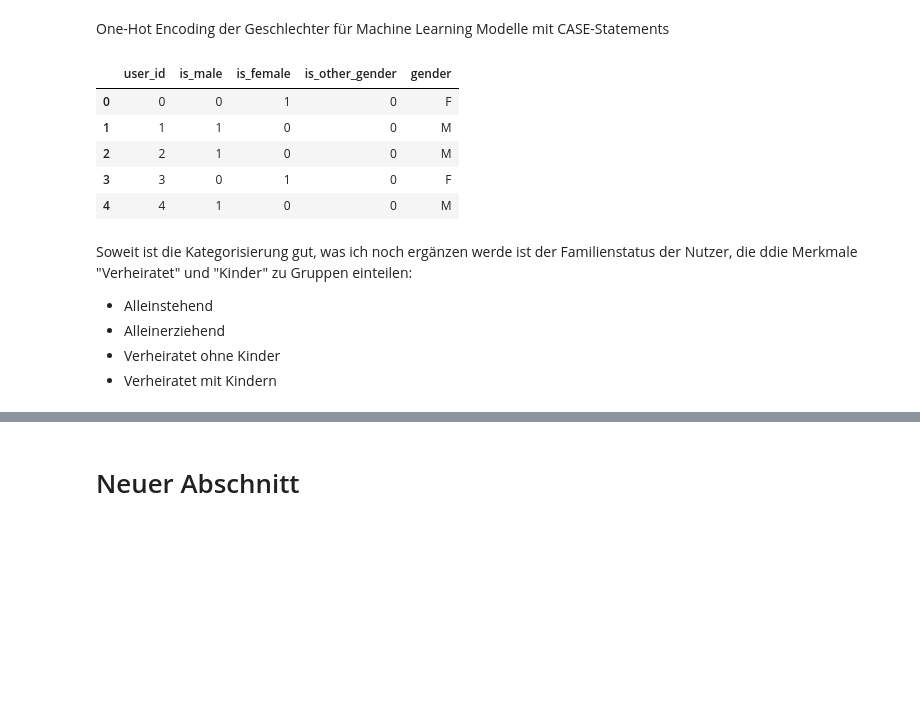
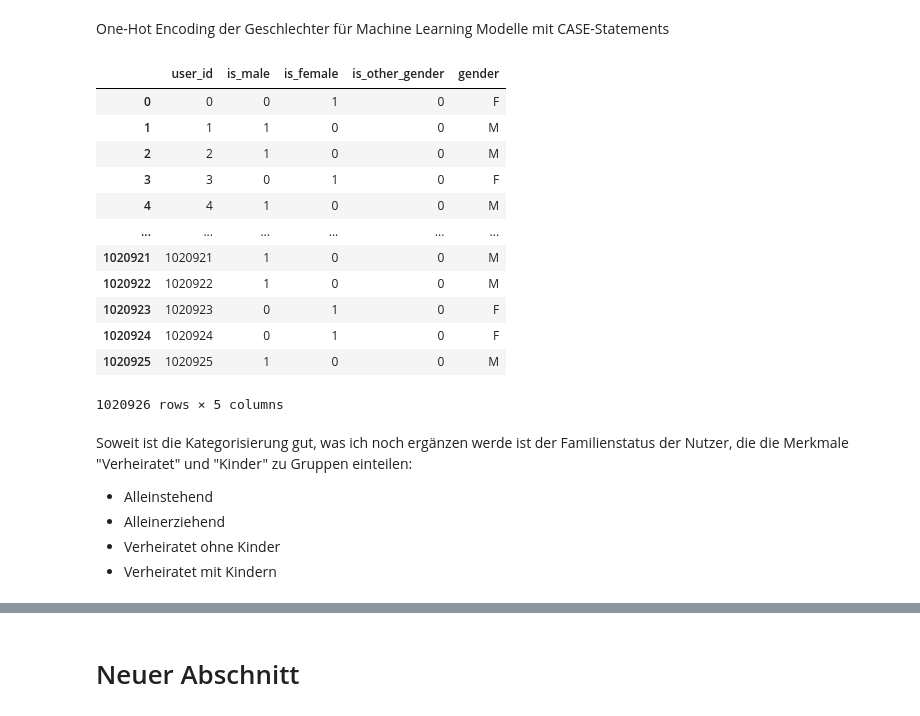
Before and after one commit to Buenyamin-Kekec/retail_demand_analysis, a Jupyter notebook: TravelTide_Mastery_Project_kb.ipynb, the cells around one changed output, grey strips where cells are left out. Cells and saved outputs as stored; diff of their text form; code cells hidden in the pictures; blank space fills up the shorter version.

```diff
--- a/TravelTide_Mastery_Project_kb.ipynb
+++ b/TravelTide_Mastery_Project_kb.ipynb
@@ -403,28 +377,34 @@ One-Hot Encoding der Geschlechter für Machine Learning Modelle mit CASE-Stateme
 # %%
 query_gender_encoded = """
 SELECT
     user_id,
     -- One-Hot Encoding für Geschlecht
     CASE WHEN gender = 'M' THEN 1 ELSE 0 END as is_male,
     CASE WHEN gender = 'F' THEN 1 ELSE 0 END as is_female,
     CASE WHEN gender NOT IN ('M', 'F') THEN 1 ELSE 0 END as is_other_gender,
     -- Originalwert bleibt erhalten
     gender
 FROM users
-LIMIT 5
 ;
 """
 
 pd.read_sql(sa.text(query_gender_encoded), engine)
 # %% [output]
 |  | user_id | is_male | is_female | is_other_gender | gender |
 | 0 | 0 | 0 | 1 | 0 | F |
 | 1 | 1 | 1 | 0 | 0 | M |
 | 2 | 2 | 1 | 0 | 0 | M |
 | 3 | 3 | 0 | 1 | 0 | F |
 | 4 | 4 | 1 | 0 | 0 | M |
+| ... | ... | ... | ... | ... | ... |
+| 1020921 | 1020921 | 1 | 0 | 0 | M |
+| 1020922 | 1020922 | 1 | 0 | 0 | M |
+| 1020923 | 1020923 | 0 | 1 | 0 | F |
+| 1020924 | 1020924 | 0 | 1 | 0 | F |
+| 1020925 | 1020925 | 1 | 0 | 0 | M |
+1020926 rows × 5 columns
 # %% [markdown]
-Soweit ist die Kategorisierung gut, was ich noch ergänzen werde ist der Familienstatus der Nutzer, die ddie Merkmale "Verheiratet" und "Kinder" zu Gruppen einteilen:
+Soweit ist die Kategorisierung gut, was ich noch ergänzen werde ist der Familienstatus der Nutzer, die die Merkmale "Verheiratet" und "Kinder" zu Gruppen einteilen:
 
 - Alleinstehend
 - Alleinerziehend
```
Also changed, not shown: parts of 41 cells of this notebook.
